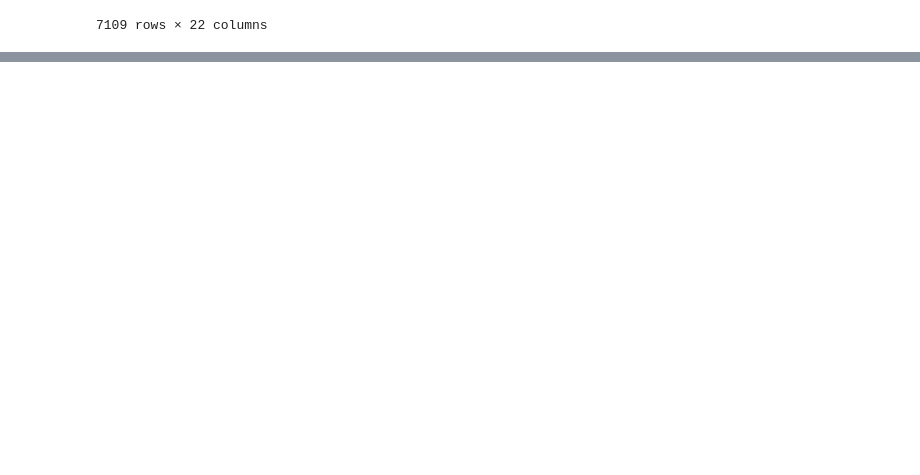
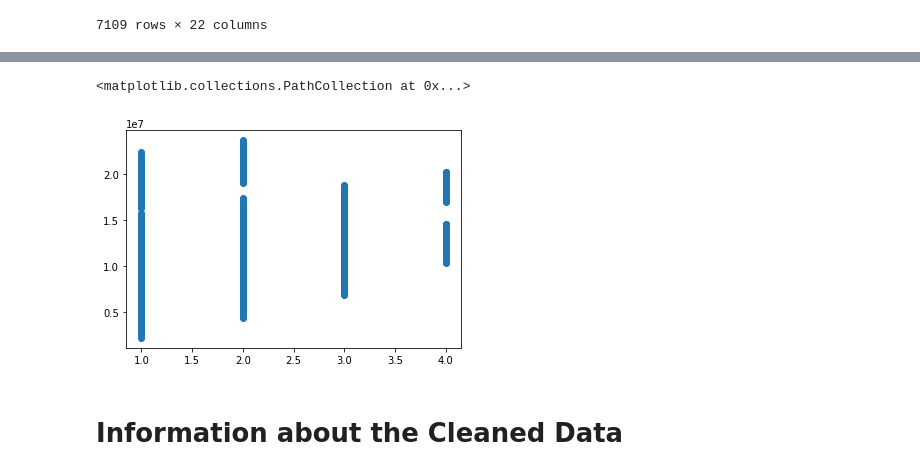
Before and after one commit to Manikandan-professional/Miscellaneous, a Jupyter notebook: G.ipynb, the cells around one changed output, grey strips where cells are left out. Cells and saved outputs as stored; diff of their text form; code cells hidden in the pictures; blank space fills up the shorter version.

```diff
--- a/G.ipynb
+++ b/G.ipynb
@@ -35,0 +201,16 @@ df
+# %%
+for i in range(0,df.shape[0],1):
+  if df['AREA'][i]=='karapakam':
+    df['AREA'][i]='karapakkam'
+  elif df['AREA'][i]=='ana nagar' or df['AREA'][i]=='ann nagar':
+    df['AREA'][i]='anna nagar'
+  elif df['AREA'][i]=='adyr':
+    df['AREA'][i]='adyar'
+  elif df['AREA'][i]=='velchery':
+    df['AREA'][i]='velachery'
+  elif df['AREA'][i]=='chormpet' or df['AREA'][i]=='chrmpet' or df['AREA'][i]=='chrompt':
+    df['AREA'][i]='chrompet'
+  elif df['AREA'][i]=='kknagar':
+    df['AREA'][i]='kk nagar'
+  elif df['AREA'][i]=='t nagar':
+    df['AREA'][i]='tnagar'
@@ -35,0 +335,8 @@ df
+# %%
+print('Number of Rows BEFORE droping the Null values rows: ',df.shape[0])
+a=df.shape[0]
+df=df.dropna(axis=0)
+print('Number of Rows AFTER droping the Null values rows: ',df.shape[0])
+b=df.shape[0]
+print('Percentage of removed value is: ',100-((b/a)*100))
+print('Percentage of Clean value is: ',(b/a)*100)
@@ -35,0 +371,4 @@ df
+# %%
+df=df.drop(columns=['MZZONE','QS_ROOMS','QS_BATHROOM','QS_BEDROOM','QS_OVERALL','REG_FEE','COMMIS'],axis=1)
+#SALE_COND
+#column by column cleaning required
@@ -35,0 +539,3 @@ df
+# %%
+df=df.drop(columns=['AREA','BUILDTYPE','UTILITY_AVAIL','STREET','PARK_FACIL','DATE_SALE','DATE_BUILD'])
+# le=LabelEncoder()
@@ -35,0 +551,5 @@ df
+# %%
+plt.scatter(df.N_BEDROOM,df['SALES_PRICE'])
+# %% [output]
+<matplotlib.collections.PathCollection at 0x...>
+[figure, added]
@@ -35,0 +561,2 @@ df
+# %% [markdown]
+# **Information about the Cleaned Data**
```
Also changed, not shown: parts of 80 cells of this notebook.
